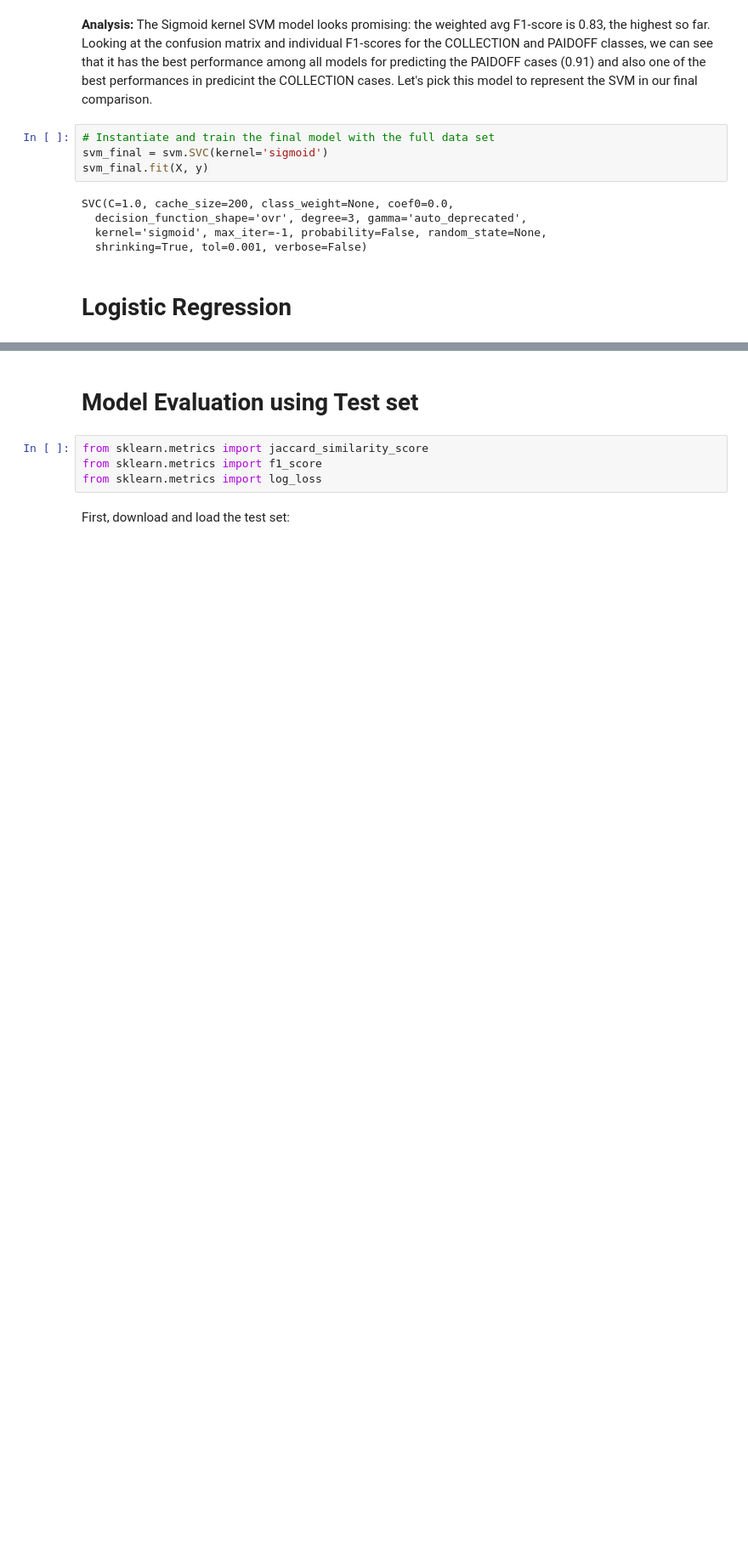
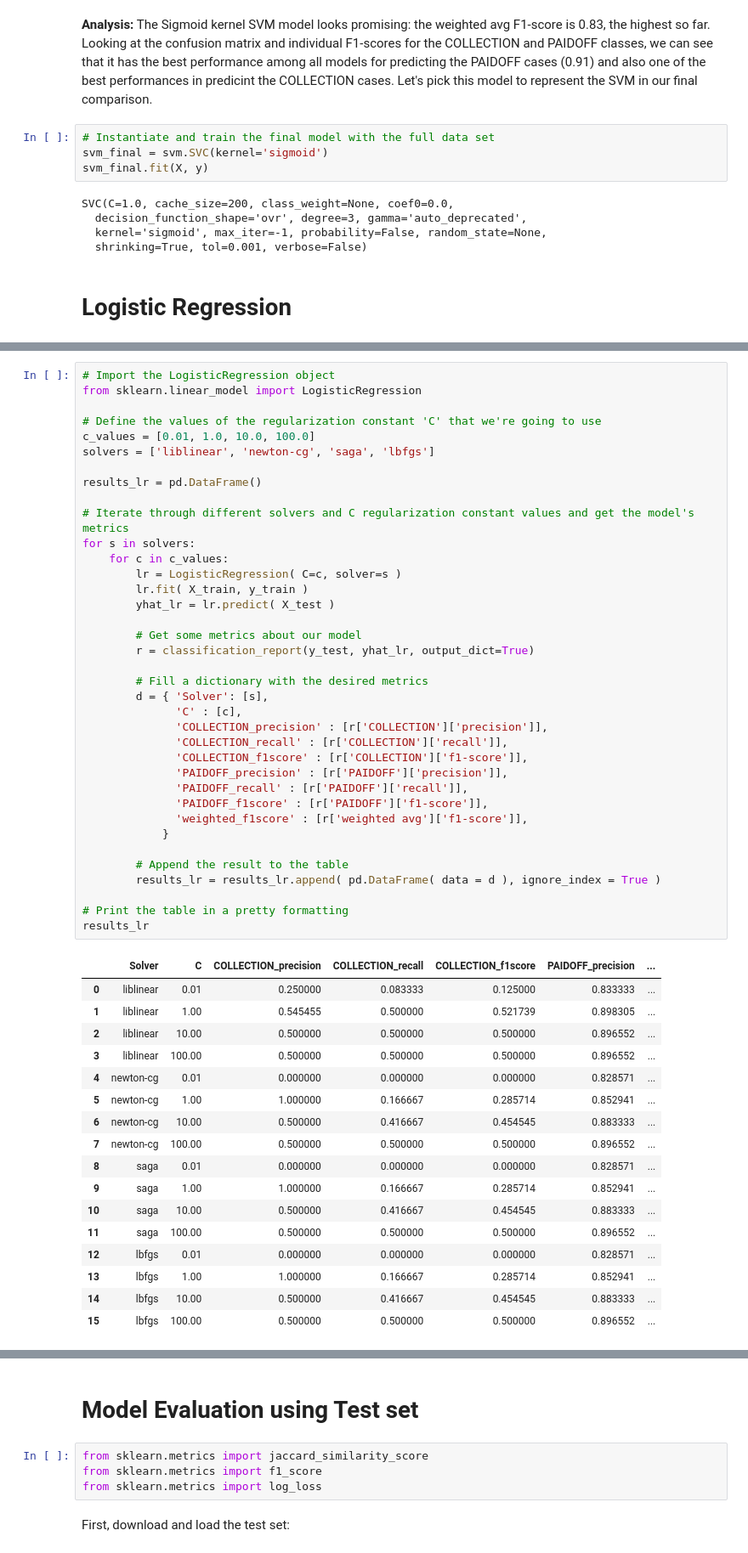
Before and after one commit to rcmtavares/coursera-capstone-project, a Jupyter notebook: ML0101EN final project.ipynb, the cells around one changed output, grey strips where cells are left out. Shown at 85% size. Cells and saved outputs as stored; diff of their text form; blank space fills up the shorter version.

```diff
--- a/ML0101EN final project.ipynb
+++ b/ML0101EN final project.ipynb
@@ -730,0 +733,55 @@ SVC(C=1.0, cache_size=200, class_weight=None, coef0=0.0,
+# %%
+# Import the LogisticRegression object
+from sklearn.linear_model import LogisticRegression
+
+# Define the values of the regularization constant 'C' that we're going to use
+c_values = [0.01, 1.0, 10.0, 100.0]
+solvers = ['liblinear', 'newton-cg', 'saga', 'lbfgs']
+
+results_lr = pd.DataFrame()
+
+# Iterate through different solvers and C regularization constant values and get the model's metrics
+for s in solvers:
+    for c in c_values:
+        lr = LogisticRegression( C=c, solver=s )
+        lr.fit( X_train, y_train )
+        yhat_lr = lr.predict( X_test )
+
+        # Get some metrics about our model
+        r = classification_report(y_test, yhat_lr, output_dict=True)
+
+        # Fill a dictionary with the desired metrics
+        d = { 'Solver': [s],
+              'C' : [c],
+              'COLLECTION_precision' : [r['COLLECTION']['precision']],
+              'COLLECTION_recall' : [r['COLLECTION']['recall']],
+              'COLLECTION_f1score' : [r['COLLECTION']['f1-score']],
+              'PAIDOFF_precision' : [r['PAIDOFF']['precision']],
+              'PAIDOFF_recall' : [r['PAIDOFF']['recall']],
+              'PAIDOFF_f1score' : [r['PAIDOFF']['f1-score']],
+              'weighted_f1score' : [r['weighted avg']['f1-score']],
+            }
+
+        # Append the result to the table
+        results_lr = results_lr.append( pd.DataFrame( data = d ), ignore_index = True )
+
+# Print the table in a pretty formatting
+results_lr
+# %% [output]
+|  | Solver | C | COLLECTION_precision | COLLECTION_recall | COLLECTION_f1score | PAIDOFF_precision | ... |
+| 0 | liblinear | 0.01 | 0.250000 | 0.083333 | 0.125000 | 0.833333 | ... |
+| 1 | liblinear | 1.00 | 0.545455 | 0.500000 | 0.521739 | 0.898305 | ... |
+| 2 | liblinear | 10.00 | 0.500000 | 0.500000 | 0.500000 | 0.896552 | ... |
+| 3 | liblinear | 100.00 | 0.500000 | 0.500000 | 0.500000 | 0.896552 | ... |
+| 4 | newton-cg | 0.01 | 0.000000 | 0.000000 | 0.000000 | 0.828571 | ... |
+| 5 | newton-cg | 1.00 | 1.000000 | 0.166667 | 0.285714 | 0.852941 | ... |
+| 6 | newton-cg | 10.00 | 0.500000 | 0.416667 | 0.454545 | 0.883333 | ... |
+| 7 | newton-cg | 100.00 | 0.500000 | 0.500000 | 0.500000 | 0.896552 | ... |
+| 8 | saga | 0.01 | 0.000000 | 0.000000 | 0.000000 | 0.828571 | ... |
+| 9 | saga | 1.00 | 1.000000 | 0.166667 | 0.285714 | 0.852941 | ... |
+| 10 | saga | 10.00 | 0.500000 | 0.416667 | 0.454545 | 0.883333 | ... |
+| 11 | saga | 100.00 | 0.500000 | 0.500000 | 0.500000 | 0.896552 | ... |
+| 12 | lbfgs | 0.01 | 0.000000 | 0.000000 | 0.000000 | 0.828571 | ... |
+| 13 | lbfgs | 1.00 | 1.000000 | 0.166667 | 0.285714 | 0.852941 | ... |
+| 14 | lbfgs | 10.00 | 0.500000 | 0.416667 | 0.454545 | 0.883333 | ... |
+| 15 | lbfgs | 100.00 | 0.500000 | 0.500000 | 0.500000 | 0.896552 | ... |
```
Also changed, not shown: parts of 6 cells of this notebook.
